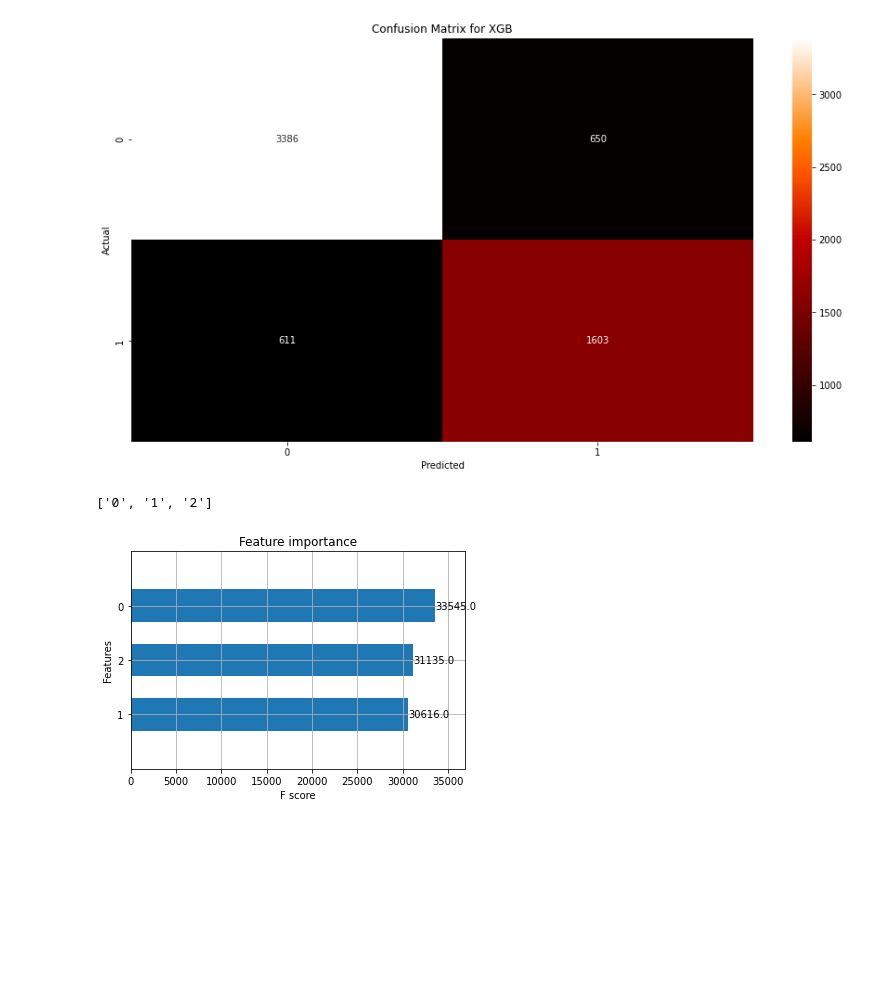
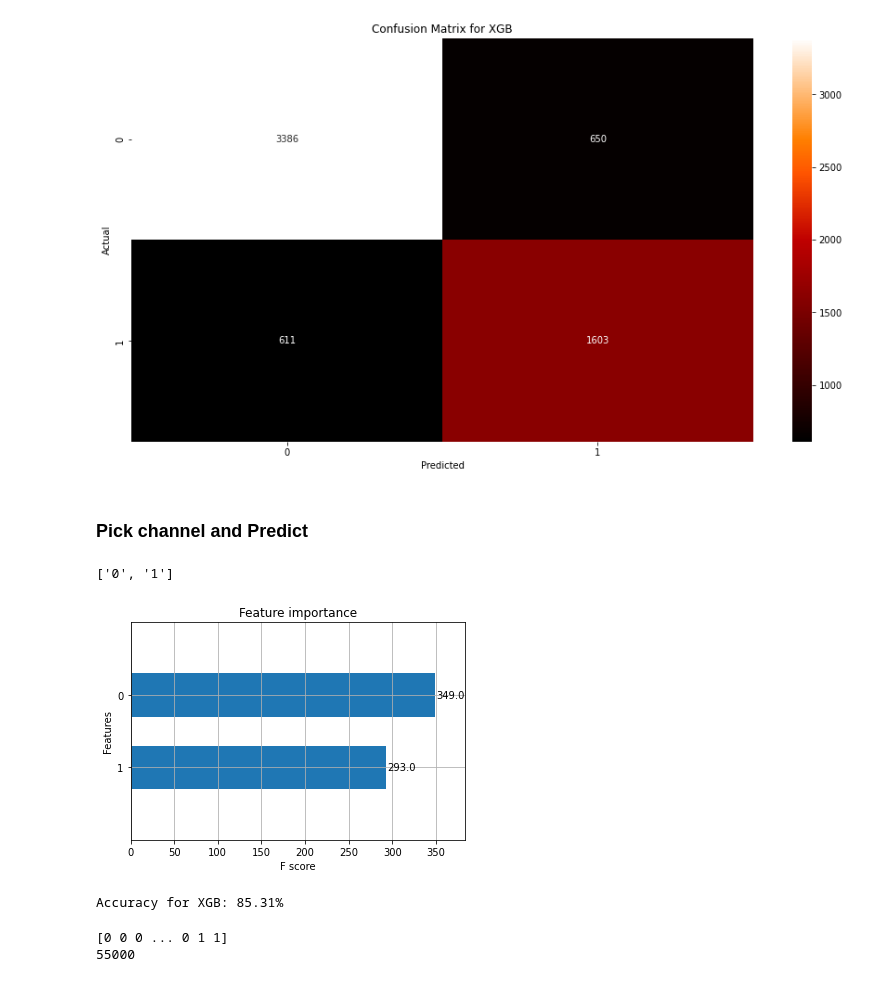
Before and after one commit to Evergarden0101/sensor-data-analysis-pipeline, a Jupyter notebook: back-end/jupyter/EMG.ipynb, the cells around one changed output. Cells and saved outputs as stored; diff of their text form; code cells hidden in the pictures; blank space fills up the shorter version.

Commit message:
model update

```diff
--- a/back-end/jupyter/EMG.ipynb
+++ b/back-end/jupyter/EMG.ipynb
@@ -140,0 +246,8 @@ x_test = pd.DataFrame(SC.transform(x_test))
+# %%
+model1 = clf.best_estimator_
+
+model1.fit(x_train, y_train)
+
+plot_learning_curve(model1, x_train, y_train, "Decision Trees")
+
+print(model1.score(x_train, y_train))
@@ -140,0 +263,20 @@ x_test = pd.DataFrame(SC.transform(x_test))
+# %%
+params = {
+        'learning_rate': [0.1, 0.5, 0.8],   # shrinkage coefficient - "v" [0,1]
+        'subsample': [0.6, 0.8, 1.0],     # concept of bagging in xgboost- row sampling
+        'colsample_bytree': [0.6, 0.8, 1.0],
+        'max_depth': [3, 4, 5]
+        }
+
+model_XGB = xgb.XGBClassifier(n_estimators=100, objective='multi:softmax', num_class=20, silent=False) #100 base learners, for multiclass- log loss does not work. need softmax
+folds = 3
+
+skf = StratifiedKFold(n_splits=folds, shuffle = True, random_state = 1001)
+
+random_search = RandomizedSearchCV(model_XGB, param_distributions=params, n_iter=10, scoring='accuracy', n_jobs=4, cv=skf.split(x_train,y_train), verbose=3, random_state=1001 )
+
+# number of iterations=10, n_jobs=4= it will try to distribute it across 4 cores
+
+start = dt.datetime.now()
+random_search.fit(x_train, y_train)
+end = dt.datetime.now()
@@ -140,0 +309,4 @@ x_test = pd.DataFrame(SC.transform(x_test))
+# %%
+best_xgb = xgb.XGBClassifier(n_estimators=100, objective='binary:logistic',
+    eval_metric='logloss', subsample=0.6, max_depth=3, learning_rate=0.1, colsample_bytree=1.0, silent=True)
+best_xgb.fit(x_train, y_train)
@@ -149,7 +349,7 @@ col_size = 3
 model_XGB = xgb.XGBClassifier(
     objective='binary:logistic',
     eval_metric='logloss',
-    learning_rate=0.1,
+    learning_rate=0.05,
     max_depth=3,
     n_estimators=100
 )
@@ -159,6 +359,6 @@ for i in range(1):
     for start in range(0, len(x_train), batch_size):
         if first:
             first = False
-            model_XGB.fit(x_train.iloc[start:start+batch_size], y_train.iloc[start:start+batch_size])
+            best_xgb.fit(x_train[start:start+batch_size], y_train[start:start+batch_size])
             continue
-        model_XGB.fit(x_train.iloc[start:start+batch_size], y_train.iloc[start:start+batch_size], xgb_model=model_XGB)
+        best_xgb.fit(x_train[start:start+batch_size], y_train[start:start+batch_size], xgb_model=best_xgb)
@@ -205,10 +423,27 @@ plt.show()
 # %% [output]
 [figure]
 [figure]
+# %% [markdown]
+### Pick channel and Predict
 # %%
-_ = plot_importance(model_XGB, height=0.6)
+_ = plot_importance(best_xgb, height=0.6)
 # model_XGB.get_booster().feature_names = ['EMG1', 'EMG2', 'EMG3']
-print(model_XGB.get_booster().feature_names)
+print(best_xgb.get_booster().feature_names)
 # %% [output]
-['0', '1', '2']
+['0', '1']
-[figure, old version]
+[figure, new version]
+# %%
+y_p = best_xgb.predict(x_test)
+accuracy_p = accuracy_score(y_test, [r for r in y_p])
+print("Accuracy for XGB: %.2f%%" % (accuracy_p * 100.0))
+# %% [output]
+Accuracy for XGB: 85.31%
+# %%
+x_p = df.iloc[range_max:80000,:2].copy()
+x_p = np.array(x_p.values.tolist())
+y_p = best_xgb.predict(x_p)
+print(y_p)
+print(len(y_p))
+# %% [output]
+[0 0 0 ... 0 1 1]
+55000
```
Also changed, not shown: parts of 23 cells of this notebook.
